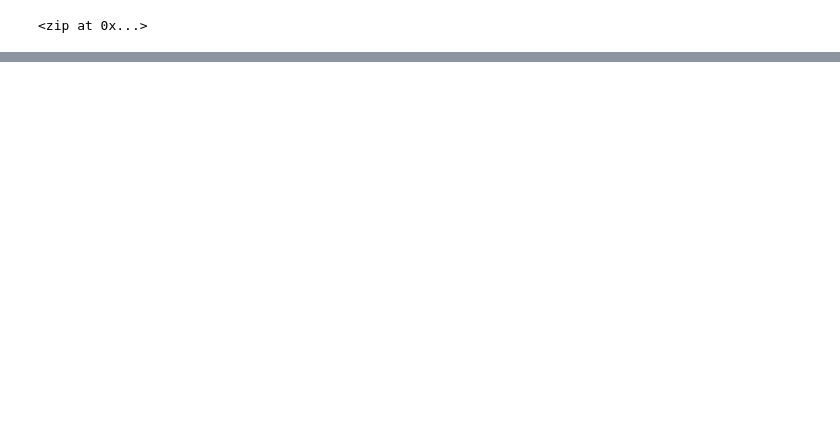
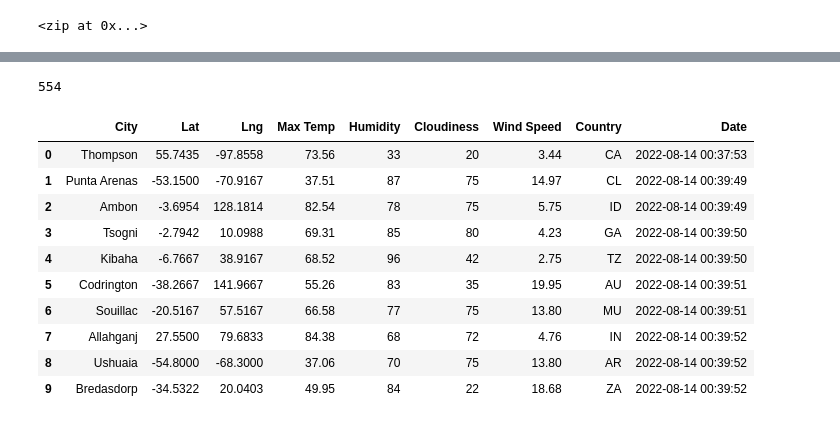
Before and after one commit to JJenkins27/world-weather-analysis, a Jupyter notebook: WeatherPy.ipynb, the cells around one changed output, grey strips where cells are left out. Cells and saved outputs as stored; diff of their text form; code cells hidden in the pictures; blank space fills up the shorter version.

Commit message:
modifying gitignore and adding WeatherPy file

```diff
--- a/WeatherPy.ipynb
+++ b/WeatherPy.ipynb
@@ -16,3 +22,6 @@ from citipy import citipy
+# %%
+# Starting URL for Weather Map API Call.
+url = "http://api.openweathermap.org/data/2.5/weather?units=Imperial&APPID=" + weather_api_key
 # %%
 # Add the latitudes and longitudes to a list.
 coordinates = list(lat_lngs)
@@ -32,0 +126,20 @@ len(cities)
+# %%
+len(city_data)
+# %% [output]
+554
+# %%
+# Convert the array of dictionaries to a Pandas DataFrame.
+city_data_df = pd.DataFrame(city_data)
+city_data_df.head(10)
+# %% [output]
+|  | City | Lat | Lng | Max Temp | Humidity | Cloudiness | Wind Speed | Country | Date |
+| 0 | Thompson | 55.7435 | -97.8558 | 73.56 | 33 | 20 | 3.44 | CA | 2022-08-14 00:37:53 |
+| 1 | Punta Arenas | -53.1500 | -70.9167 | 37.51 | 87 | 75 | 14.97 | CL | 2022-08-14 00:39:49 |
+| 2 | Ambon | -3.6954 | 128.1814 | 82.54 | 78 | 75 | 5.75 | ID | 2022-08-14 00:39:49 |
+| 3 | Tsogni | -2.7942 | 10.0988 | 69.31 | 85 | 80 | 4.23 | GA | 2022-08-14 00:39:50 |
+| 4 | Kibaha | -6.7667 | 38.9167 | 68.52 | 96 | 42 | 2.75 | TZ | 2022-08-14 00:39:50 |
+| 5 | Codrington | -38.2667 | 141.9667 | 55.26 | 83 | 35 | 19.95 | AU | 2022-08-14 00:39:51 |
+| 6 | Souillac | -20.5167 | 57.5167 | 66.58 | 77 | 75 | 13.80 | MU | 2022-08-14 00:39:51 |
+| 7 | Allahganj | 27.5500 | 79.6833 | 84.38 | 68 | 72 | 4.76 | IN | 2022-08-14 00:39:52 |
+| 8 | Ushuaia | -54.8000 | -68.3000 | 37.06 | 70 | 75 | 13.80 | AR | 2022-08-14 00:39:52 |
+| 9 | Bredasdorp | -34.5322 | 20.0403 | 49.95 | 84 | 22 | 18.68 | ZA | 2022-08-14 00:39:52 |
```
Also changed, not shown: parts of 6 cells of this notebook, 3 other files.
